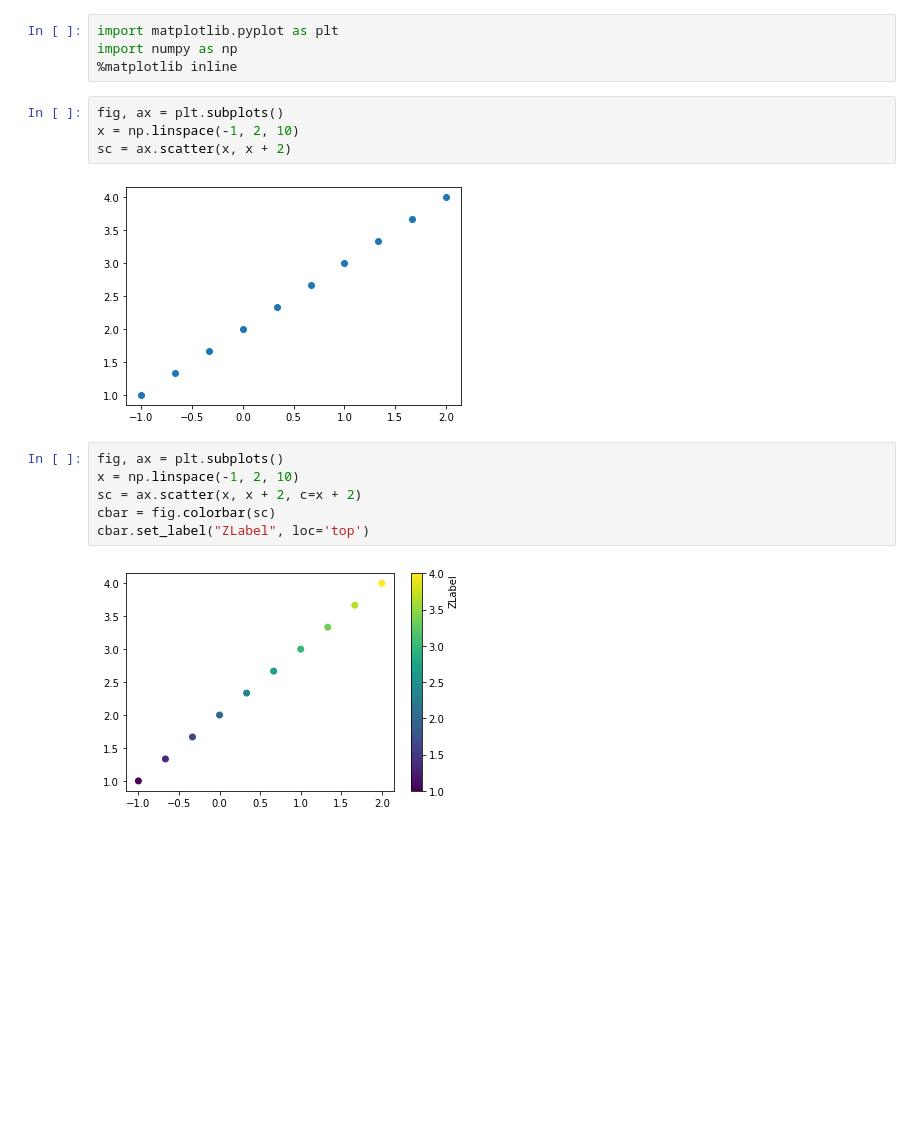
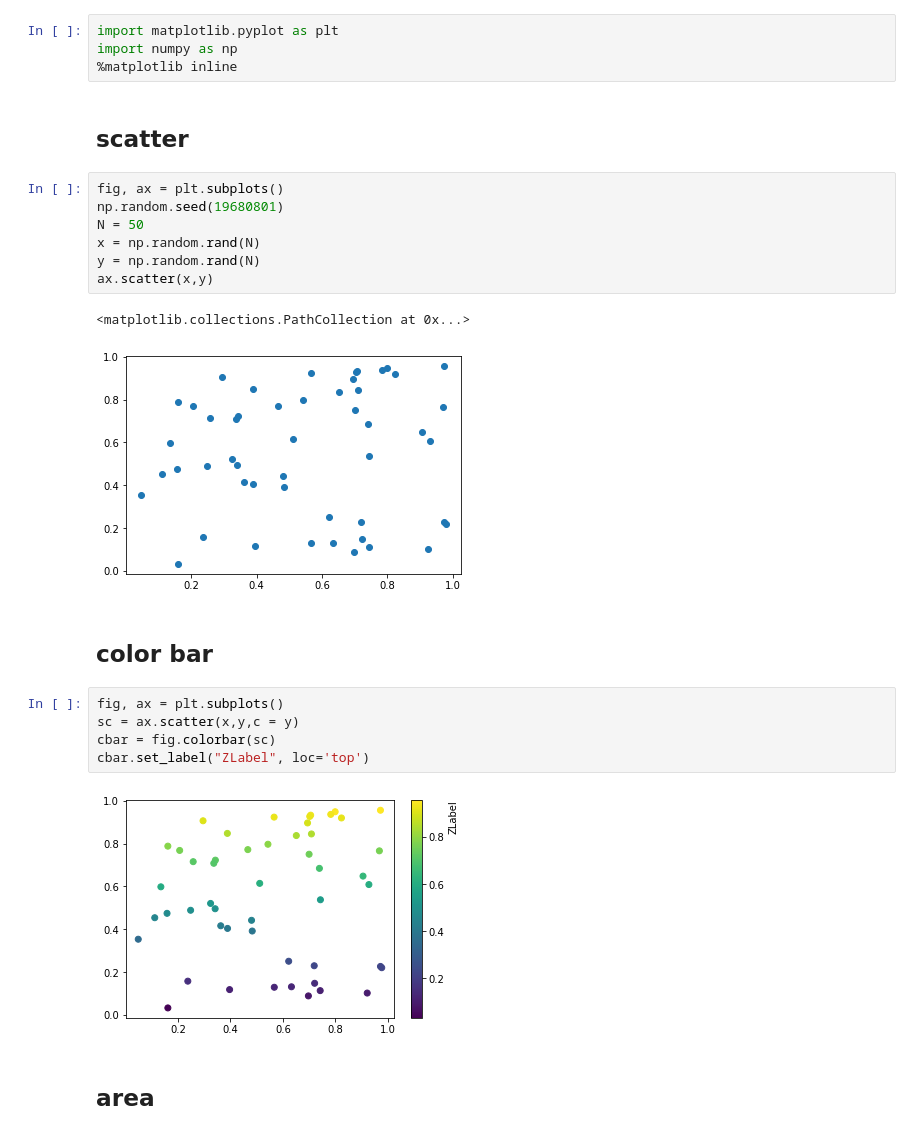
Before and after one commit to Eddie02582/Python, a Jupyter notebook: matplotlib/scatter.ipynb, the cells around one changed output. Drawn from its saved outputs; the diff is of its cells as text; blank space fills up the shorter version.

```diff
--- a/matplotlib/scatter.ipynb
+++ b/matplotlib/scatter.ipynb
@@ -2,18 +2,27 @@
 import matplotlib.pyplot as plt
 import numpy as np
 %matplotlib inline
+# %% [markdown]
+## scatter
 # %%
 fig, ax = plt.subplots()
-x = np.linspace(-1, 2, 10)
-sc = ax.scatter(x, x + 2)
+np.random.seed(19680801)
+N = 50
+x = np.random.rand(N)
+y = np.random.rand(N)
+ax.scatter(x,y)
 # %% [output]
+<matplotlib.collections.PathCollection at 0x...>
-[figure, old version]
+[figure, new version]
+# %% [markdown]
+## color bar
 # %%
 fig, ax = plt.subplots()
-x = np.linspace(-1, 2, 10)
-sc = ax.scatter(x, x + 2, c=x + 2)
+sc = ax.scatter(x,y,c = y)
 cbar = fig.colorbar(sc)
 cbar.set_label("ZLabel", loc='top')
 # %% [output]
-[figure, old version]
+[figure, new version]
+# %% [markdown]
+## area
 # %%
```
Also changed, not shown: parts of 9 cells of this notebook, 1 other file.
